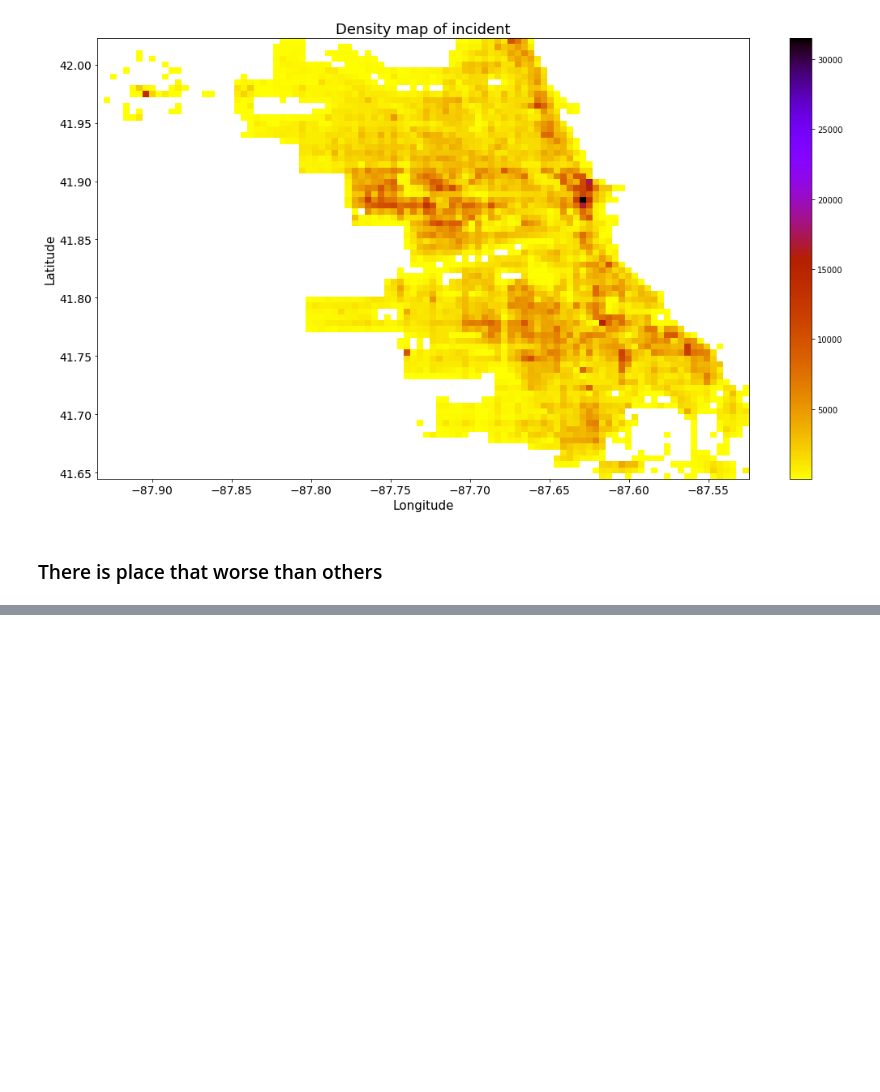
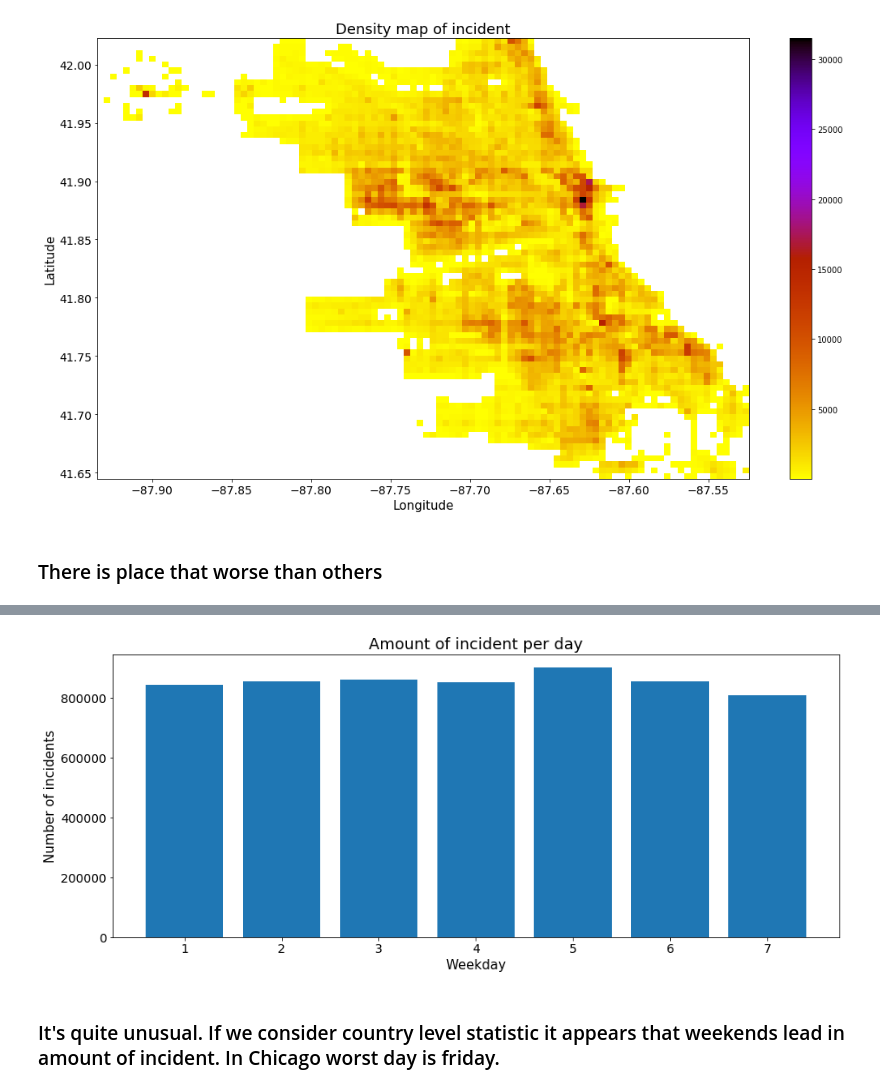
Before and after one commit to belkasanek/eda_chicago_crime_data, a Jupyter notebook: chicago_crimes_eda.ipynb, the cells around one changed output, grey strips where cells are left out. Cells and saved outputs as stored; diff of their text form; code cells hidden in the pictures; blank space fills up the shorter version.

```diff
--- a/chicago_crimes_eda.ipynb
+++ b/chicago_crimes_eda.ipynb
@@ -319,0 +348,15 @@ fig.tight_layout()
+# %%
+temp = df.groupby(by='Weekday')['ID'].count().reset_index()
+# %%
+fig = plt.figure(figsize=(15, 6))
+plt.bar(x=range(1, 8, 1), height=temp['ID'], width=0.8, align='center')
+
+plt.xlabel('Weekday', fontsize=15)
+plt.ylabel('Number of incidents', fontsize=15)
+plt.yticks(fontsize=14)
+plt.xticks(range(1, 8, 1), fontsize=14)
+plt.title('Amount of incident per day', fontsize=18);
+# %% [output]
+[figure, added]
+# %% [markdown]
+### It's quite unusual. If we consider country level statistic it appears that weekends lead in amount of incident. In Chicago worst day is friday.
```
Also changed, not shown: parts of 10 cells of this notebook.
